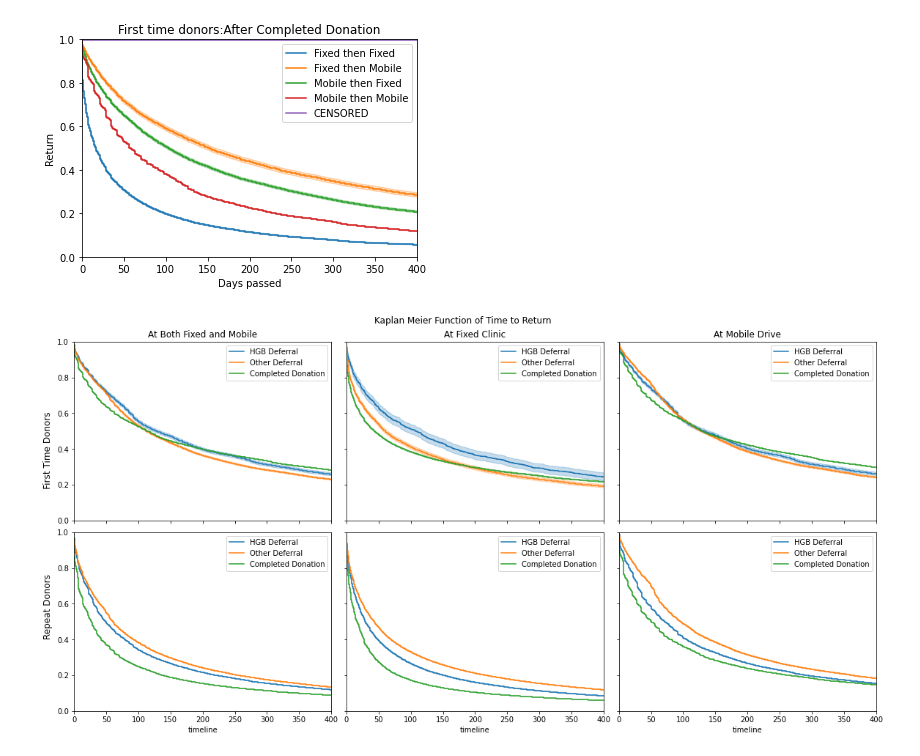
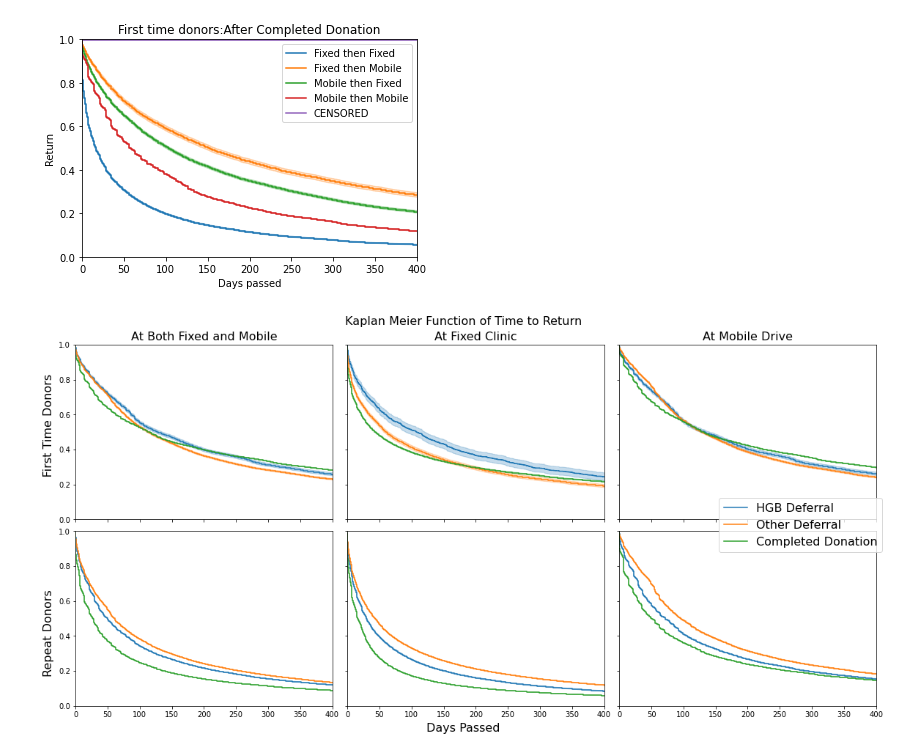
Before and after one commit to altonrus/donor-return-dynamics, a Jupyter notebook: 2_scripts/02_1_kaplan_meier.ipynb, the cells around one changed output. Cells and saved outputs as stored; diff of their text form; code cells hidden in the pictures.

```diff
--- a/2_scripts/02_1_kaplan_meier.ipynb
+++ b/2_scripts/02_1_kaplan_meier.ipynb
@@ -411,46 +416,60 @@ Text(0.5, 1.0, 'First time donors:After Completed Donation')
 # %%
 
 # fig, ((ax1, ax2, ax3), (ax4, ax5, ax6)) = plt.subplots(nrows=2, ncols=2, sharex=True, sharey=True)
 fig, axes = plt.subplots(nrows=2, ncols=3,figsize=(16, 8), layout='constrained', sharex=True, sharey=True)
 ax1, ax2, ax3, ax4, ax5, ax6 = axes.flatten()
 plt.axis([0, 400, 0, 1])
-fig.suptitle('Kaplan Meier Function of Time to Return')
+fig.suptitle('Kaplan Meier Function of Time to Return', fontsize=16)
 
-kmf_hgb_first.plot(ax=ax1)
-kmf_other_first.plot(ax=ax1)
-kmf_comp_first.plot(ax=ax1)
-ax1.set_title('At Both Fixed and Mobile')
+kmf_hgb_first.plot(ax=ax1, legend=False)
+kmf_other_first.plot(ax=ax1, legend=False)
+kmf_comp_first.plot(ax=ax1, legend=False)
 
-kmf_hgb_f_first.plot(ax=ax2)
-kmf_other_f_first.plot(ax=ax2)
-kmf_comp_f_first.plot(ax=ax2)
-ax2.set_title('At Fixed Clinic')
+ax1.set_title('At Both Fixed and Mobile', fontsize=16)
 
-kmf_hgb_m_first.plot(ax=ax3)
-kmf_other_m_first.plot(ax=ax3)
-kmf_comp_m_first.plot(ax=ax3)
-ax3.set_title('At Mobile Drive')
+kmf_hgb_f_first.plot(ax=ax2, legend=False)
+kmf_other_f_first.plot(ax=ax2, legend=False)
+kmf_comp_f_first.plot(ax=ax2, legend=False)
+ax2.set_title('At Fixed Clinic', fontsize=16)
 
-kmf_hgb_repeat.plot(ax=ax4)
-kmf_other_repeat.plot(ax=ax4)
-kmf_comp_repeat.plot(ax=ax4)
+kmf_hgb_m_first.plot(ax=ax3, legend=False)
+kmf_other_m_first.plot(ax=ax3, legend=False)
+kmf_comp_m_first.plot(ax=ax3, legend=False)
+ax3.set_title('At Mobile Drive', fontsize=16)
 
-kmf_hgb_f.plot(ax=ax5)
-kmf_other_f.plot(ax=ax5)
-kmf_comp_f.plot(ax=ax5)
+kmf_hgb_repeat.plot(ax=ax4, legend=False)
+kmf_other_repeat.plot(ax=ax4, legend=False)
+kmf_comp_repeat.plot(ax=ax4, legend=False)
 
-kmf_hgb_m.plot(ax=ax6)
-kmf_other_m.plot(ax=ax6)
-kmf_comp_m.plot(ax=ax6)
+kmf_hgb_f.plot(ax=ax5, legend=False)
+kmf_other_f.plot(ax=ax5, legend=False)
+kmf_comp_f.plot(ax=ax5, legend=False)
 
-#fig.supxlabel('Days Passed')
-fig.supylabel('Repeat Donors                              First Time Donors')
+kmf_hgb_m.plot(ax=ax6, legend=False)
+kmf_other_m.plot(ax=ax6, legend=False)
+kmf_comp_m.plot(ax=ax6, legend=False)
+
+# Define the legend handles and labels from one of the subplots
+legend_handles, legend_labels = axes[0, 0].get_legend_handles_labels()
+
+# Create a single legend outside the subplots
+fig.legend(legend_handles, legend_labels, loc='center right', fontsize=16)
+
+# Remove individual subplot labels
+for ax in axes.flatten():
+    ax.set_xlabel('')
+    ax.set_ylabel('')
+
+
+
+fig.supxlabel('Days Passed', fontsize=16)
+fig.supylabel('Repeat Donors                              First Time Donors', fontsize=16)
 
 #fig.legend(legend_handles, legend_labels, loc='upper right')
 
 plt.show()
 # %% [output]
-[figure, old version]
+[figure, new version]
 # %%
 # fig, ((ax1, ax2, ax3), (ax4, ax5, ax6)) = plt.subplots(nrows=2, ncols=2, sharex=True, sharey=True)
 plt.figure()
```
Also changed, not shown: parts of 2 cells of this notebook, 7 other files.
